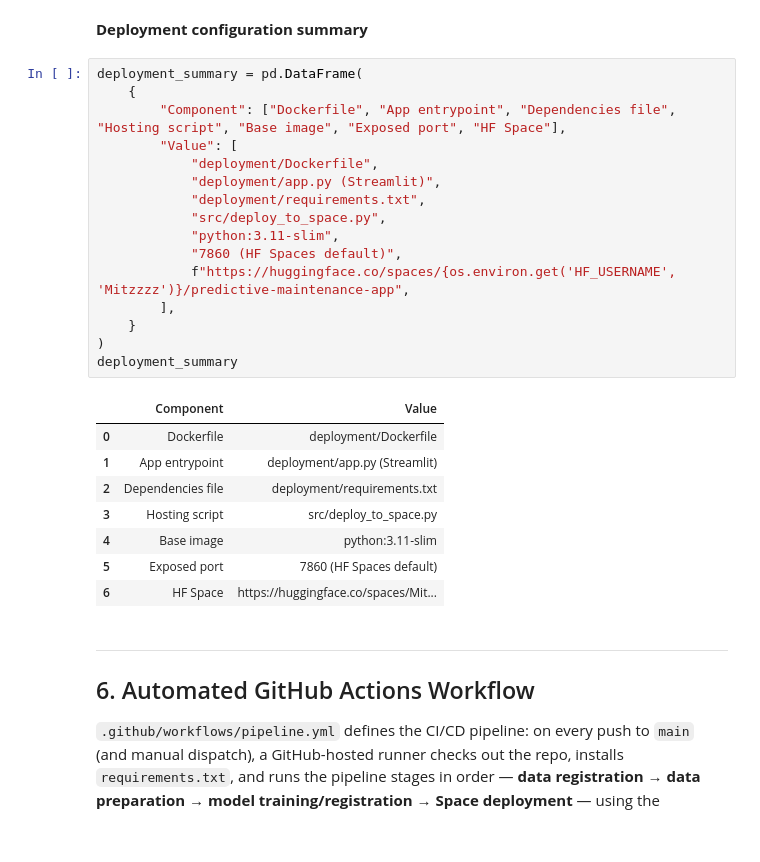
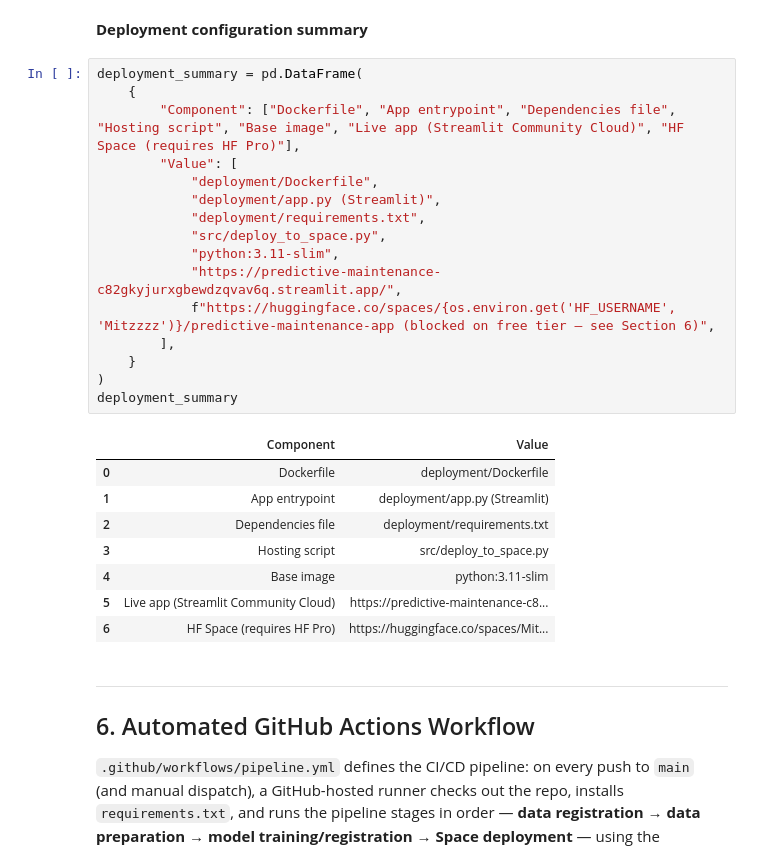
Before and after one commit to Mithunvg/Predictive-maintenance, a Jupyter notebook: notebooks/MithunVG_PredictiveMaintenance_Notebook_Final.ipynb, the cells around one changed output. Cells and saved outputs as stored; diff of their text form.

```diff
--- a/notebooks/MithunVG_PredictiveMaintenance_Notebook_Final.ipynb
+++ b/notebooks/MithunVG_PredictiveMaintenance_Notebook_Final.ipynb
@@ -757,28 +761,28 @@ pd.DataFrame(preds)
 # %%
 deployment_summary = pd.DataFrame(
     {
-        "Component": ["Dockerfile", "App entrypoint", "Dependencies file", "Hosting script", "Base image", "Exposed port", "HF Space"],
+        "Component": ["Dockerfile", "App entrypoint", "Dependencies file", "Hosting script", "Base image", "Live app (Streamlit Community Cloud)", "HF Space (requires HF Pro)"],
         "Value": [
             "deployment/Dockerfile",
             "deployment/app.py (Streamlit)",
             "deployment/requirements.txt",
             "src/deploy_to_space.py",
             "python:3.11-slim",
-            "7860 (HF Spaces default)",
-            f"https://huggingface.co/spaces/{os.environ.get('HF_USERNAME', 'Mitzzzz')}/predictive-maintenance-app",
+            "https://predictive-maintenance-c82gkyjurxgbewdzqvav6q.streamlit.app/",
+            f"https://huggingface.co/spaces/{os.environ.get('HF_USERNAME', 'Mitzzzz')}/predictive-maintenance-app (blocked on free tier — see Section 6)",
         ],
     }
 )
 deployment_summary
 # %% [output]
 |  | Component | Value |
 | 0 | Dockerfile | deployment/Dockerfile |
 | 1 | App entrypoint | deployment/app.py (Streamlit) |
 | 2 | Dependencies file | deployment/requirements.txt |
 | 3 | Hosting script | src/deploy_to_space.py |
 | 4 | Base image | python:3.11-slim |
-| 5 | Exposed port | 7860 (HF Spaces default) |
-| 6 | HF Space | https://huggingface.co/spaces/Mit... |
+| 5 | Live app (Streamlit Community Cloud) | https://predictive-maintenance-c8... |
+| 6 | HF Space (requires HF Pro) | https://huggingface.co/spaces/Mit... |
 # %% [markdown]
 ---
 ## 6. Automated GitHub Actions Workflow
```
Also changed, not shown: parts of 4 cells of this notebook, 3 other files.
